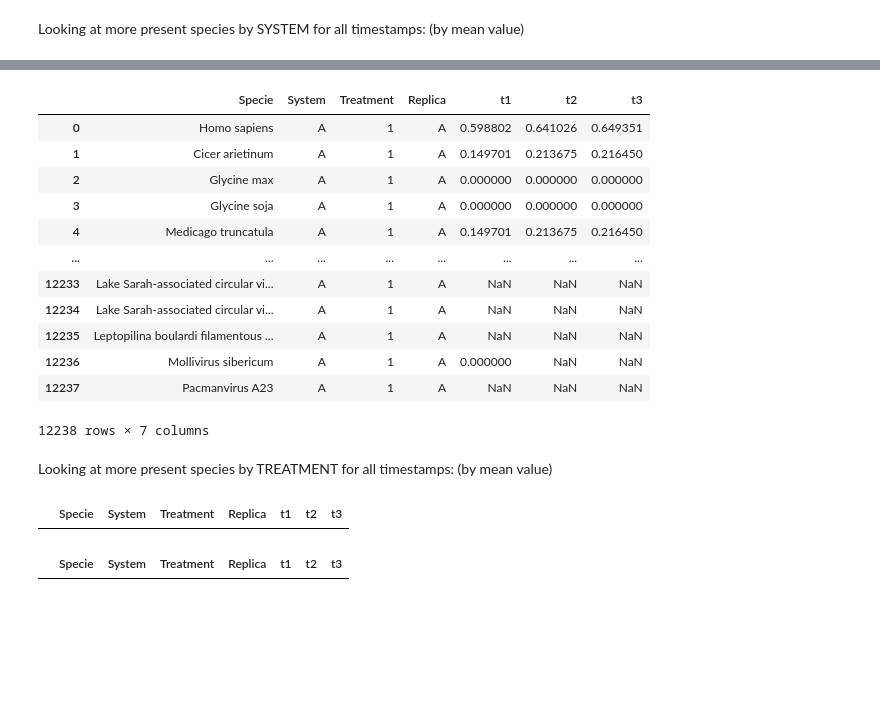
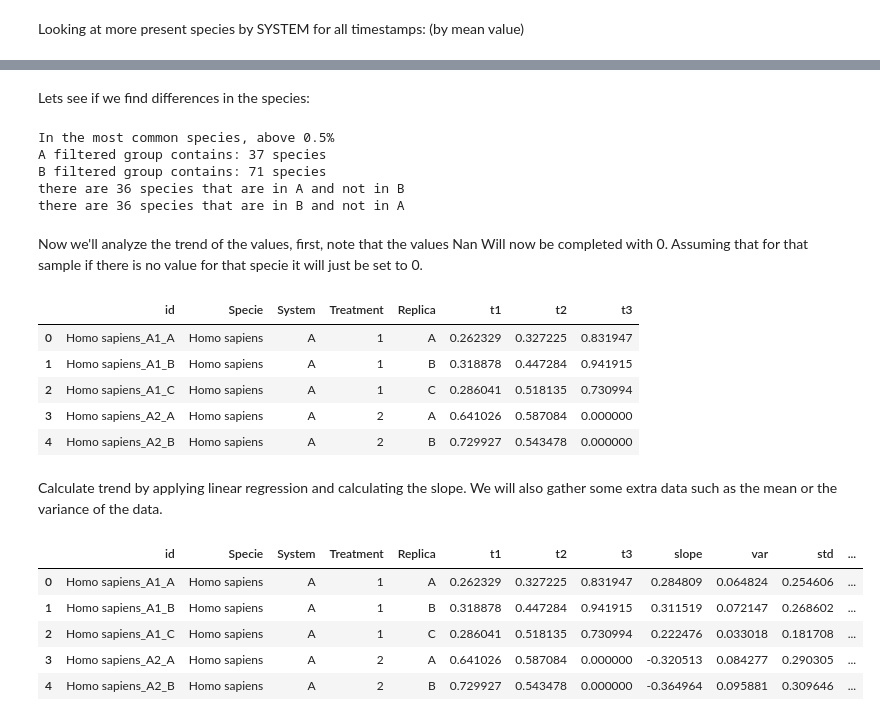
Before and after one commit to Haradai/BioBytes_Uib_Datathon2023, a Jupyter notebook: project.ipynb, the cells around one changed output, grey strips where cells are left out. Cells and saved outputs as stored; diff of their text form; code cells hidden in the pictures; blank space fills up the shorter version.

```diff
--- a/project.ipynb
+++ b/project.ipynb
@@ -333,29 +341,53 @@ species_df.iloc[idxs]
+# %% [markdown]
+Lets see if we find differences in the species:
+# %%
+AminusB = set(most_common_sysA).intersection(set(most_common_sysB))
+BminusA = set(most_common_sysB).intersection(set(most_common_sysA))
+print("In the most common species, above 0.5%")
+print(f"A filtered group contains: {len(most_common_sysA)} species")
+print(f"B filtered group contains: {len(most_common_sysB)} species")
+print(f"there are {len(AminusB)} species that are in A and not in B")
+print(f"there are {len(BminusA)} species that are in B and not in A")
+# %% [output]
+In the most common species, above 0.5%
+A filtered group contains: 37 species
+B filtered group contains: 71 species
+there are 36 species that are in A and not in B
+there are 36 species that are in B and not in A
+# %% [markdown]
+Now we'll analyze the trend of the values, first, note that the values Nan Will now be completed with 0. Assuming that for that sample if there is no value for that specie it will just be set to 0.
+# %%
+species_df = species_df.fillna(0.0)
+species_df.head()
+# %% [output]
+|  | id | Specie | System | Treatment | Replica | t1 | t2 | t3 |
+| 0 | Homo sapiens_A1_A | Homo sapiens | A | 1 | A | 0.262329 | 0.327225 | 0.831947 |
+| 1 | Homo sapiens_A1_B | Homo sapiens | A | 1 | B | 0.318878 | 0.447284 | 0.941915 |
+| 2 | Homo sapiens_A1_C | Homo sapiens | A | 1 | C | 0.286041 | 0.518135 | 0.730994 |
+| 3 | Homo sapiens_A2_A | Homo sapiens | A | 2 | A | 0.641026 | 0.587084 | 0.000000 |
+| 4 | Homo sapiens_A2_B | Homo sapiens | A | 2 | B | 0.729927 | 0.543478 | 0.000000 |
+# %% [markdown]
+Calculate trend by applying linear regression and calculating the slope. We will also gather some extra data such as the mean or the variance of the data.
+# %%
+for index, row in tqdm(species_df.iterrows(),total=len(species_df)):
+    y = np.array([row['t1'], row['t2'], row['t3']])
+    x = np.array([0, 1, 2])  # Assuming t1, t2, and t3 correspond to time points 0, 1, and 2
+
+    # Fit a linear regression model
+    slope, _ = np.polyfit(x, y, 1)  #degree 1
+
+    species_df.at[index, 'slope'] = slope
+
+    #calculate extra measures
+    species_df.at[index, 'var'] = y.var()
+    species_df.at[index, 'std'] = y.std()
+    species_df.at[index, 'mean'] = y.mean()
 # %%
-species_df
+species_df.head()
 # %% [output]
-|  | Specie | System | Treatment | Replica | t1 | t2 | t3 |
-| 0 | Homo sapiens | A | 1 | A | 0.598802 | 0.641026 | 0.649351 |
-| 1 | Cicer arietinum | A | 1 | A | 0.149701 | 0.213675 | 0.216450 |
-| 2 | Glycine max | A | 1 | A | 0.000000 | 0.000000 | 0.000000 |
-| 3 | Glycine soja | A | 1 | A | 0.000000 | 0.000000 | 0.000000 |
-| 4 | Medicago truncatula | A | 1 | A | 0.149701 | 0.213675 | 0.216450 |
-| ... | ... | ... | ... | ... | ... | ... | ... |
-| 12233 | Lake Sarah-associated circular vi... | A | 1 | A | NaN | NaN | NaN |
-| 12234 | Lake Sarah-associated circular vi... | A | 1 | A | NaN | NaN | NaN |
-| 12235 | Leptopilina boulardi filamentous ... | A | 1 | A | NaN | NaN | NaN |
-| 12236 | Mollivirus sibericum | A | 1 | A | 0.000000 | NaN | NaN |
-| 12237 | Pacmanvirus A23 | A | 1 | A | NaN | NaN | NaN |
+|  | id | Specie | System | Treatment | Replica | t1 | t2 | t3 | slope | var | std | ... |
+| 0 | Homo sapiens_A1_A | Homo sapiens | A | 1 | A | 0.262329 | 0.327225 | 0.831947 | 0.284809 | 0.064824 | 0.254606 | ... |
+| 1 | Homo sapiens_A1_B | Homo sapiens | A | 1 | B | 0.318878 | 0.447284 | 0.941915 | 0.311519 | 0.072147 | 0.268602 | ... |
+| 2 | Homo sapiens_A1_C | Homo sapiens | A | 1 | C | 0.286041 | 0.518135 | 0.730994 | 0.222476 | 0.033018 | 0.181708 | ... |
+| 3 | Homo sapiens_A2_A | Homo sapiens | A | 2 | A | 0.641026 | 0.587084 | 0.000000 | -0.320513 | 0.084277 | 0.290305 | ... |
+| 4 | Homo sapiens_A2_B | Homo sapiens | A | 2 | B | 0.729927 | 0.543478 | 0.000000 | -0.364964 | 0.095881 | 0.309646 | ... |
-12238 rows × 7 columns
-# %% [markdown]
-Looking at more present species by TREATMENT for all timestamps: (by mean value)
-# %%
-species_df[species_df["System"] == "B"]
-# %% [output]
-|  | Specie | System | Treatment | Replica | t1 | t2 | t3 |
-# %%
-thr = 0.001
-mean_vals = species_df[species_df["Treatment"] == "A"][["t1","t2","t3"]].mean(axis=1).to_numpy()
-idxs = np.where(mean_vals > thr)
-species_df.iloc[idxs]
-# %% [output]
-|  | Specie | System | Treatment | Replica | t1 | t2 | t3 |
```
Also changed, not shown: parts of 31 cells of this notebook, 1 other file.
